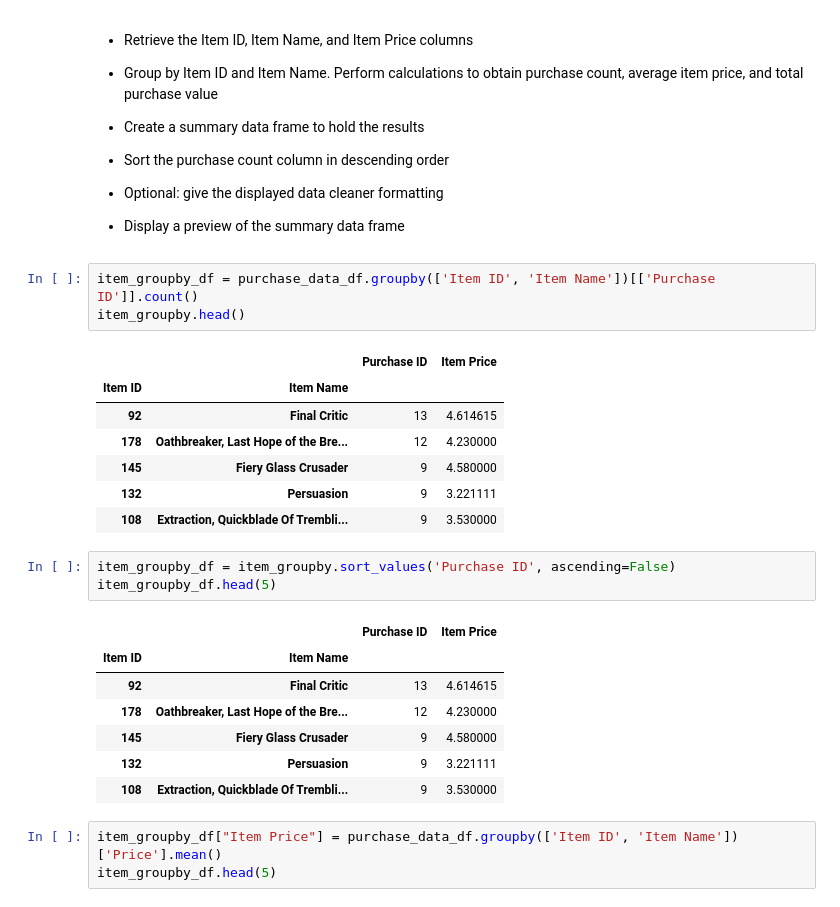
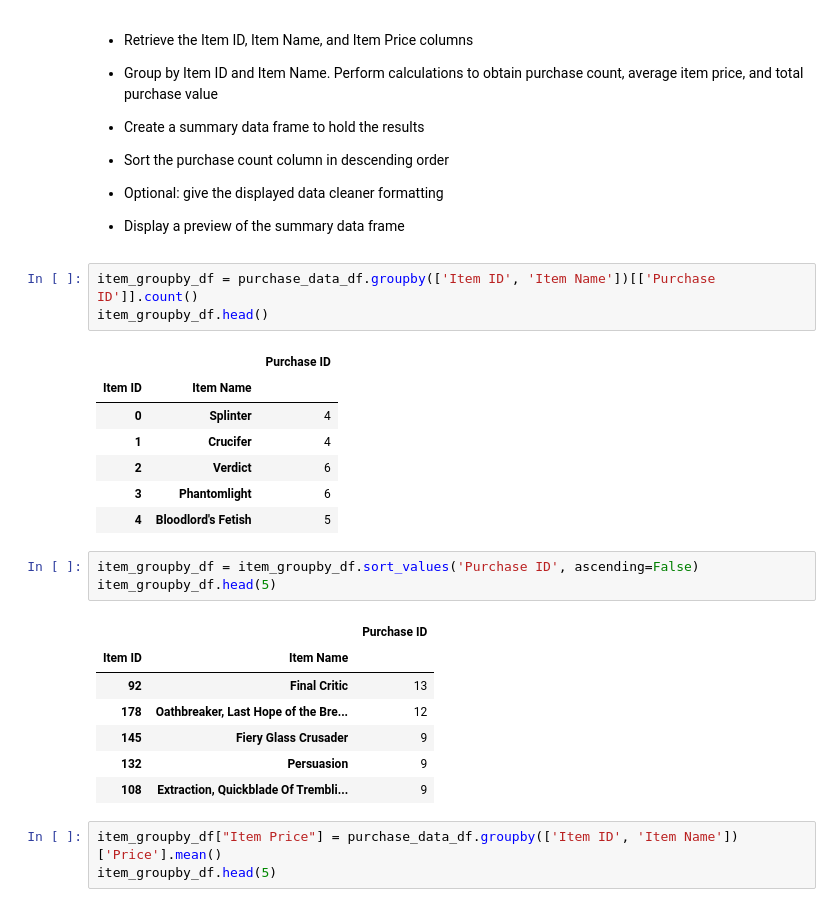
Before and after one commit to candishanks/pandas-challenge, a Jupyter notebook: HeroesOfPymoli/HeroesOfPymoli_starter.ipynb, the cells around one changed output. Cells and saved outputs as stored; diff of their text form.

```diff
--- a/HeroesOfPymoli/HeroesOfPymoli_starter.ipynb
+++ b/HeroesOfPymoli/HeroesOfPymoli_starter.ipynb
@@ -510,26 +510,26 @@ spend_groupby.head(5)
 * Display a preview of the summary data frame
 # %%
 item_groupby_df = purchase_data_df.groupby(['Item ID', 'Item Name'])[['Purchase ID']].count()
-item_groupby.head()
+item_groupby_df.head()
 # %% [output]
-|  |  | Purchase ID | Item Price |
-| Item ID | Item Name |  |  |
-| 92 | Final Critic | 13 | 4.614615 |
-| 178 | Oathbreaker, Last Hope of the Bre... | 12 | 4.230000 |
-| 145 | Fiery Glass Crusader | 9 | 4.580000 |
-| 132 | Persuasion | 9 | 3.221111 |
-| 108 | Extraction, Quickblade Of Trembli... | 9 | 3.530000 |
+|  |  | Purchase ID |
+| Item ID | Item Name |  |
+| 0 | Splinter | 4 |
+| 1 | Crucifer | 4 |
+| 2 | Verdict | 6 |
+| 3 | Phantomlight | 6 |
+| 4 | Bloodlord's Fetish | 5 |
 # %%
-item_groupby_df = item_groupby.sort_values('Purchase ID', ascending=False)
+item_groupby_df = item_groupby_df.sort_values('Purchase ID', ascending=False)
 item_groupby_df.head(5)
 # %% [output]
-|  |  | Purchase ID | Item Price |
-| Item ID | Item Name |  |  |
-| 92 | Final Critic | 13 | 4.614615 |
-| 178 | Oathbreaker, Last Hope of the Bre... | 12 | 4.230000 |
-| 145 | Fiery Glass Crusader | 9 | 4.580000 |
-| 132 | Persuasion | 9 | 3.221111 |
-| 108 | Extraction, Quickblade Of Trembli... | 9 | 3.530000 |
+|  |  | Purchase ID |
+| Item ID | Item Name |  |
+| 92 | Final Critic | 13 |
+| 178 | Oathbreaker, Last Hope of the Bre... | 12 |
+| 145 | Fiery Glass Crusader | 9 |
+| 132 | Persuasion | 9 |
+| 108 | Extraction, Quickblade Of Trembli... | 9 |
 # %%
 item_groupby_df["Item Price"] = purchase_data_df.groupby(['Item ID', 'Item Name'])['Price'].mean()
 item_groupby_df.head(5)
```
Also changed, not shown: parts of 5 cells of this notebook, 4 other files.
